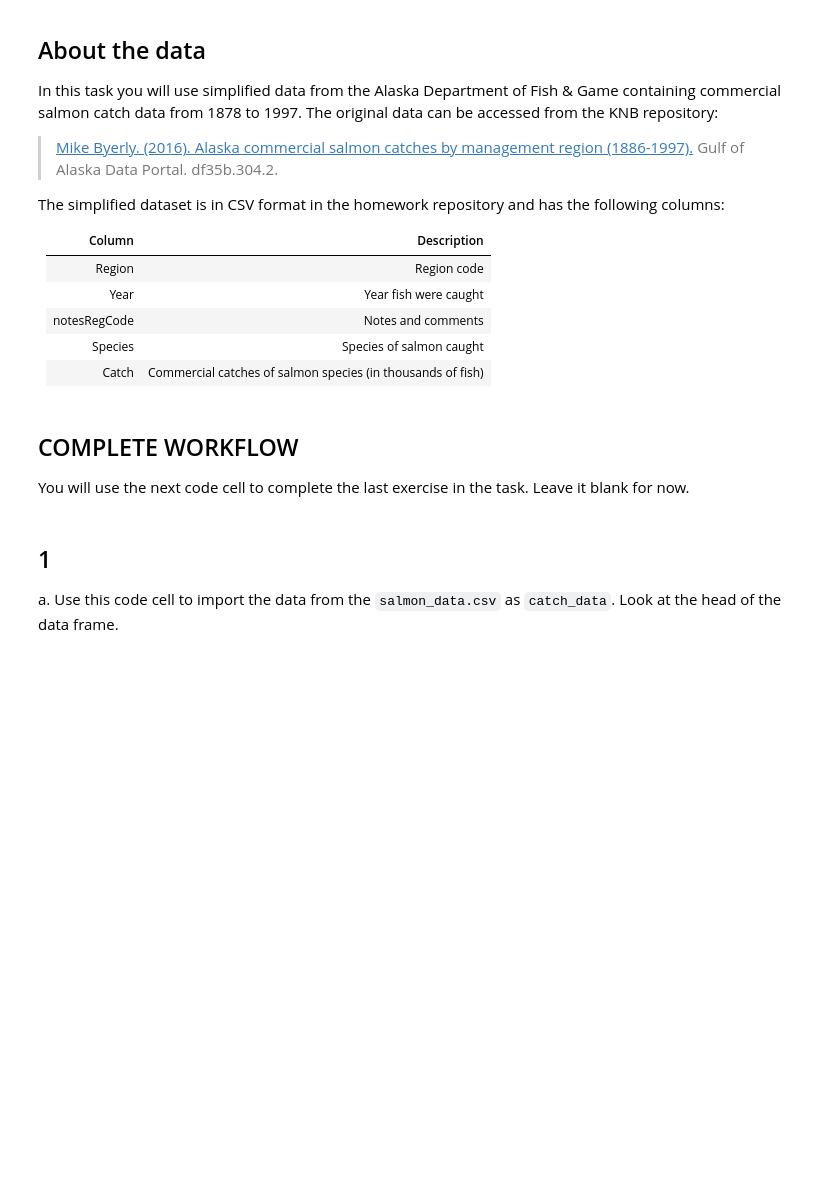
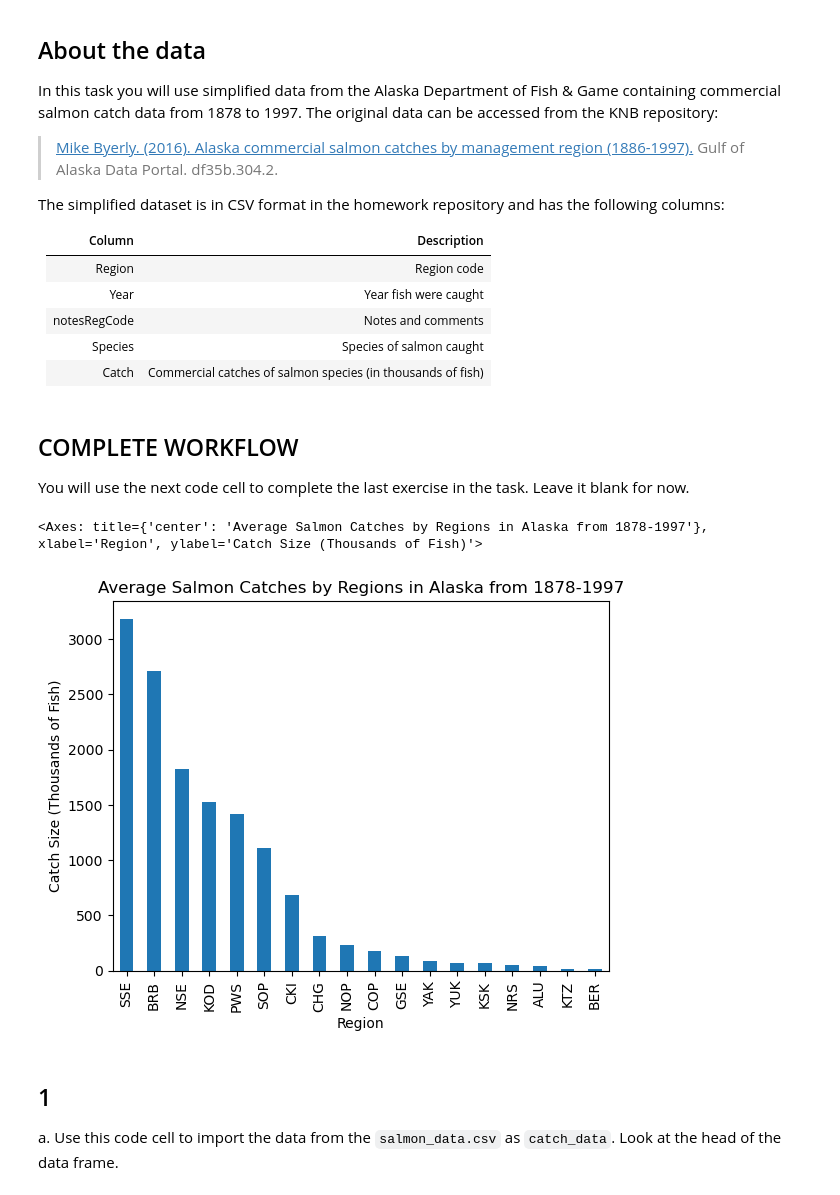
Before and after one commit to edengonzalezz/eds220-hwk2, a Jupyter notebook: task2/hwk2-task2-salmon.ipynb, the cells around one changed output. Cells and saved outputs as stored; diff of their text form; code cells hidden in the pictures; blank space fills up the shorter version.

```diff
--- a/task2/hwk2-task2-salmon.ipynb
+++ b/task2/hwk2-task2-salmon.ipynb
@@ -53,3 +51,35 @@ You will use the next code cell to complete the last exercise in the task. Leave
+# %%
+# FINAL CODE
+
+# Import pandas
+import pandas as pd
+# Load the data
+catch_data = pd.read_csv('data/salmon_data.csv')
+
+
+# Subset the original data frame with the list of columns to keep
+catch_data = catch_data[['Region', 'Year', 'Species', 'Catch']]
+
+
+# Replace the I with 1 by manually reassigning the value in the row
+catch_data.loc[catch_data['Catch'] == 'I', 'Catch'] = 1
+
+# Reassign the Catch column to contain integers only
+catch_data['Catch'] = catch_data['Catch'].astype('int64')
+
+# Group catch_data by region, then calculate average on the Catch column
+avg_region = catch_data.groupby('Region').mean('Catch')
+
+# Use bar graph to visualize the Catch sizes in each region
+avg_region['Catch'].sort_values(ascending = False).plot(
+    kind = 'bar',
+    xlabel = 'Region',
+    ylabel = 'Catch Size (Thousands of Fish)',
+    title = "Average Salmon Catches by Regions in Alaska from 1878-1997"
+)
+# %% [output]
+<Axes: title={'center': 'Average Salmon Catches by Regions in Alaska from 1878-1997'}, xlabel='Region', ylabel='Catch Size (Thousands of Fish)'>
+[figure, added]
 # %% [markdown]
 ## 1
 
```
Also changed, not shown: parts of 8 cells of this notebook.
